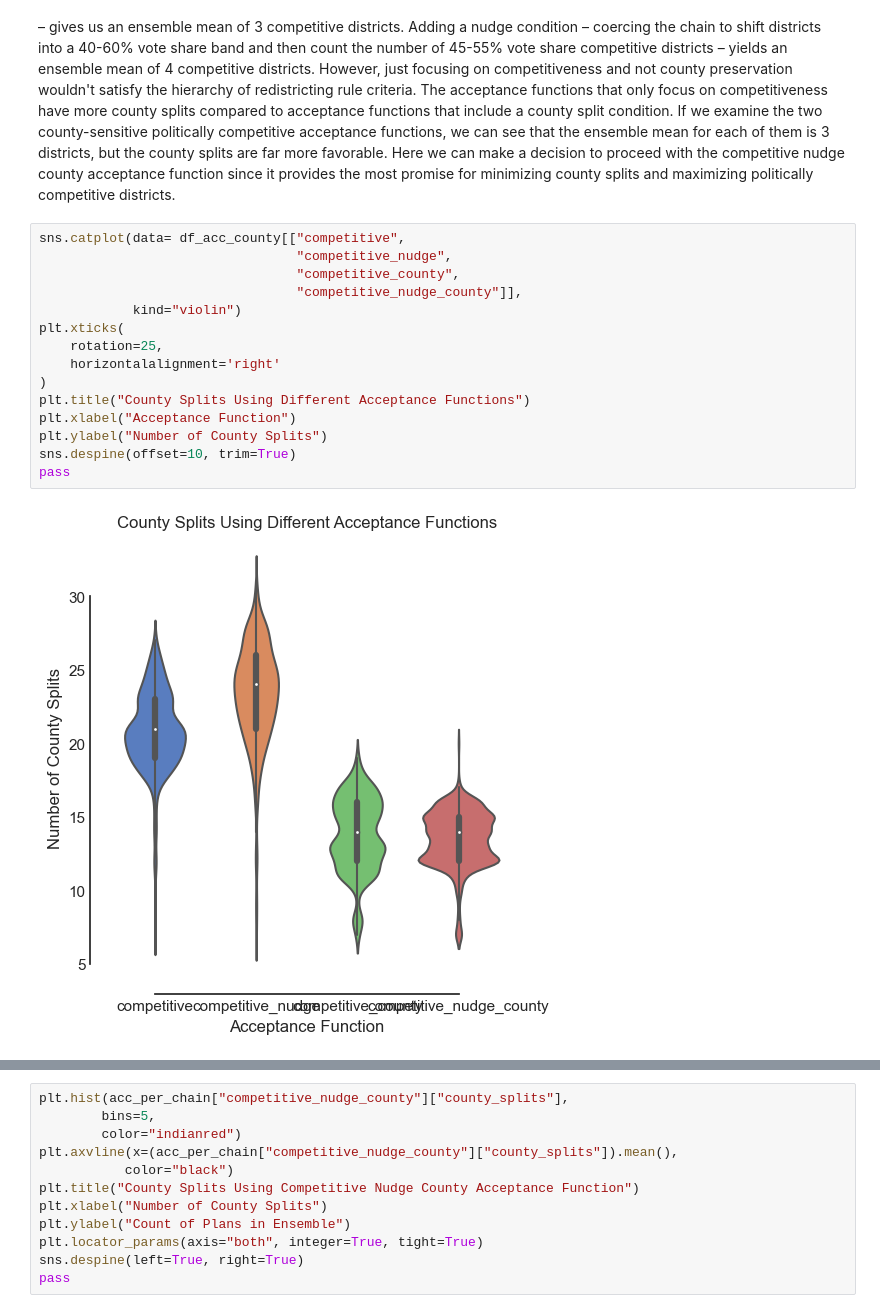
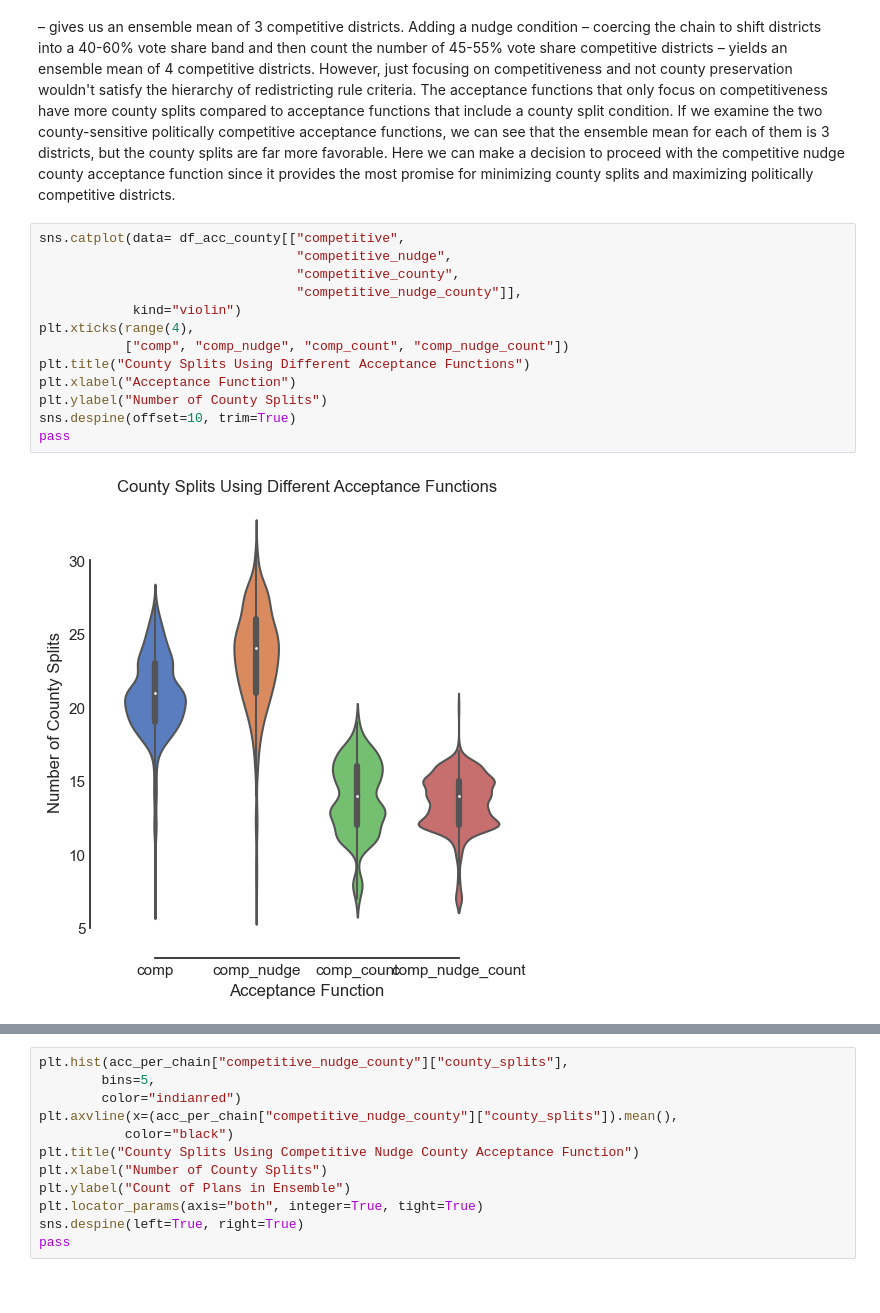
Before and after one commit to uwescience/dssg2021-redistricting, a Jupyter notebook: Colorado/02_CO_EDA_Modeling_Decisions.ipynb, the cells around one changed output, grey strips where cells are left out. Cells and saved outputs as stored; diff of their text form.

```diff
--- a/Colorado/02_CO_EDA_Modeling_Decisions.ipynb
+++ b/Colorado/02_CO_EDA_Modeling_Decisions.ipynb
@@ -798,20 +800,18 @@ Our results demonstrate the trade-offs with each of these acceptance functions.
 # %%
 sns.catplot(data= df_acc_county[["competitive",
                                  "competitive_nudge",
                                  "competitive_county",
                                  "competitive_nudge_county"]],
             kind="violin")
-plt.xticks(
-    rotation=25,
-    horizontalalignment='right'
-)
+plt.xticks(range(4),
+           ["comp", "comp_nudge", "comp_count", "comp_nudge_count"])
 plt.title("County Splits Using Different Acceptance Functions")
 plt.xlabel("Acceptance Function")
 plt.ylabel("Number of County Splits")
 sns.despine(offset=10, trim=True)
 pass
 # %% [output]
-[figure, old version]
+[figure, new version]
 # %%
 sns.catplot(data= df_acc_comp[["competitive",
                                "competitive_nudge",
```
Also changed, not shown: parts of 4 cells of this notebook, 1 other file.
